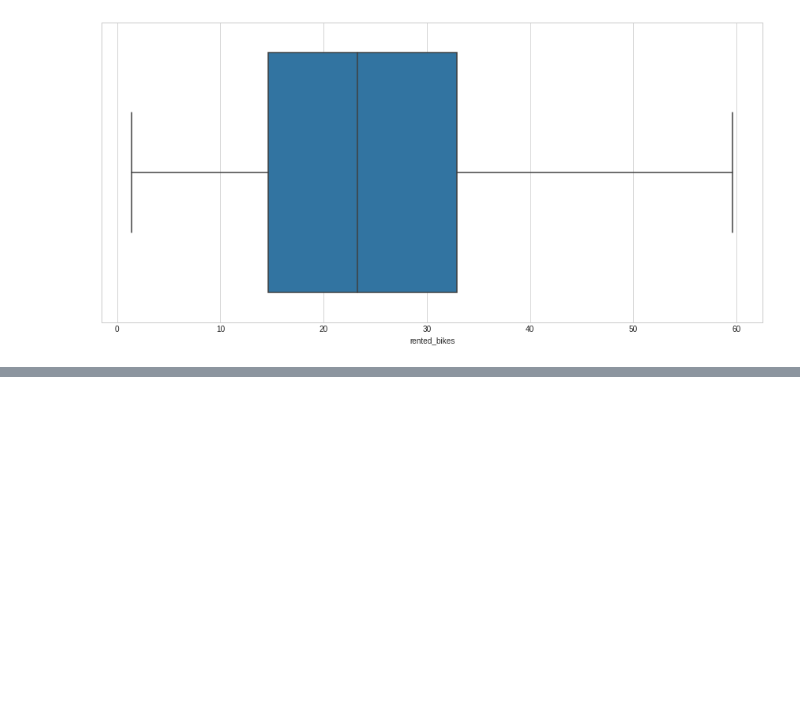
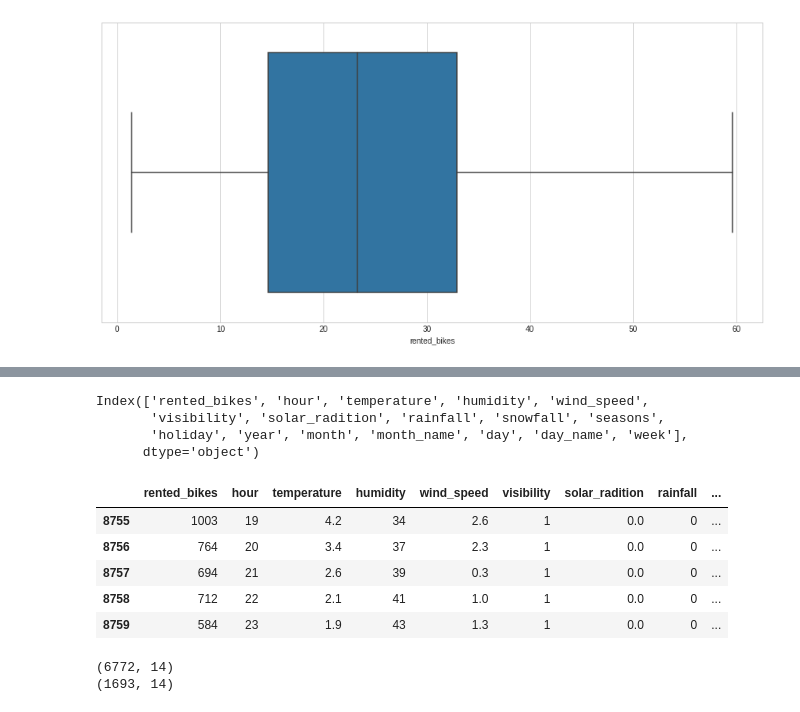
Before and after one commit to vikaschaudhary53/Seoul-Bike-Sharing-Demand-Prediction, a Jupyter notebook: Seoul_Bike_Sharing_Demand_Prediction(ML_Regression_Project).ipynb, the cells around one changed output, grey strips where cells are left out. Cells and saved outputs as stored; diff of their text form; code cells hidden in the pictures; blank space fills up the shorter version.

```diff
--- a/Seoul_Bike_Sharing_Demand_Prediction(ML_Regression_Project).ipynb
+++ b/Seoul_Bike_Sharing_Demand_Prediction(ML_Regression_Project).ipynb
@@ -446,0 +502,31 @@ plt.show()
+# %%
+df.columns
+# %% [output]
+Index(['rented_bikes', 'hour', 'temperature', 'humidity', 'wind_speed',
+       'visibility', 'solar_radition', 'rainfall', 'snowfall', 'seasons',
+       'holiday', 'year', 'month', 'month_name', 'day', 'day_name', 'week'],
+      dtype='object')
+# %%
+df_copy = df.copy()
+# %%
+### Data encoding
+#label encoding
+encoders_nums = {"seasons":{"Autumn":0,"Spring":1, "Winter":2, "Summer":3},
+                 "holiday":{"No Holiday":0, "Holiday":1},
+                 "day_name":{"Monday":0, "Tuesday":1, "Wednesday":2, "Thursday":3, "Friday": 4, "Saturday": 5, "Sunday": 6},
+                 "week":{"weekend":0,"weekday":1}}
+
+df_copy = df_copy.replace(encoders_nums)
+# %%
+df_copy['rainfall'] = df_copy['rainfall'].apply(lambda x: 0 if x==0.0 else 1)
+df_copy['snowfall'] = df_copy['snowfall'].apply(lambda x: 0 if x==0.0 else 1)
+df_copy['visibility'] = df_copy['snowfall'].apply(lambda x: 0 if x==2000 else 1)
+# %%
+df_copy.tail()
+# %% [output]
+|  | rented_bikes | hour | temperature | humidity | wind_speed | visibility | solar_radition | rainfall | ... |
+| 8755 | 1003 | 19 | 4.2 | 34 | 2.6 | 1 | 0.0 | 0 | ... |
+| 8756 | 764 | 20 | 3.4 | 37 | 2.3 | 1 | 0.0 | 0 | ... |
+| 8757 | 694 | 21 | 2.6 | 39 | 0.3 | 1 | 0.0 | 0 | ... |
+| 8758 | 712 | 22 | 2.1 | 41 | 1.0 | 1 | 0.0 | 0 | ... |
+| 8759 | 584 | 23 | 1.9 | 43 | 1.3 | 1 | 0.0 | 0 | ... |
@@ -446,0 +540,7 @@ plt.show()
+# %%
+X_train, X_test, y_train, y_test = train_test_split(X, y, test_size=0.2, random_state=10)
+print(X_train.shape)
+print(X_test.shape)
+# %% [output]
+(6772, 14)
+(1693, 14)
```
Also changed, not shown: parts of 13 cells of this notebook.
